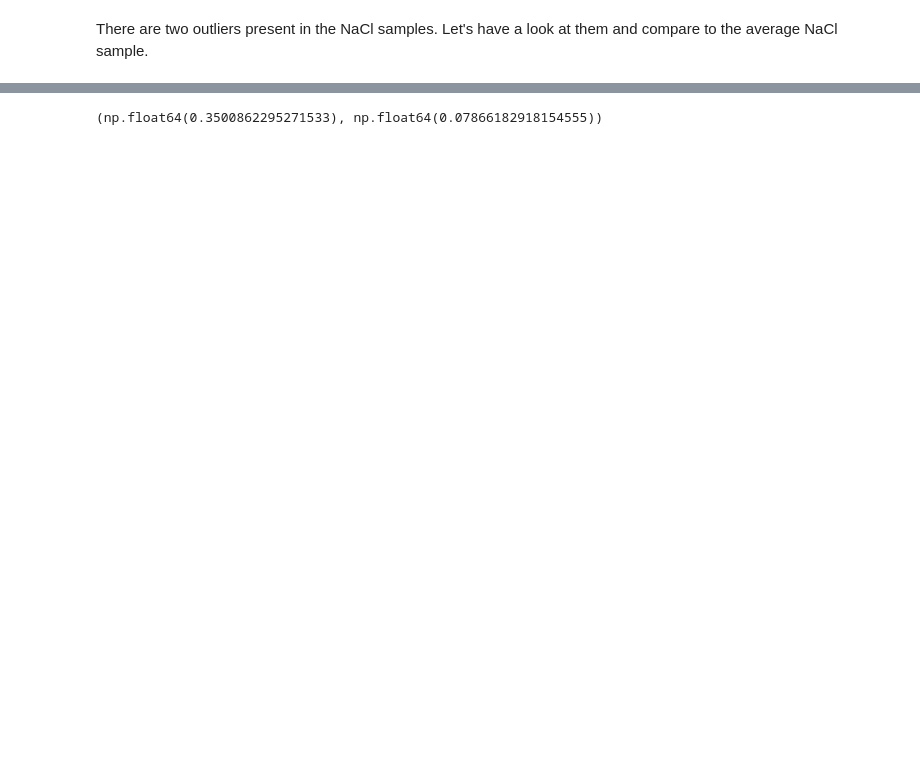
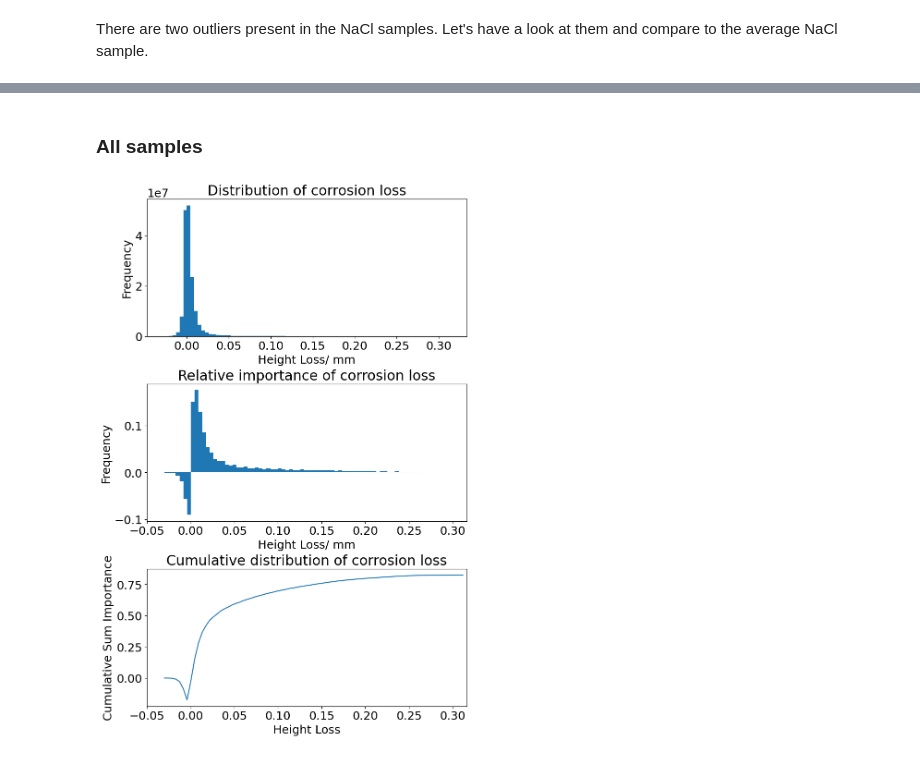
Before and after one commit to lars-dammann/ai2, a Jupyter notebook: results/result-analysis.ipynb, the cells around one changed output, grey strips where cells are left out. Saved outputs shown, nothing was run; the diff lists cells and outputs as text; code cells hidden in the pictures; blank space fills up the shorter version.

```diff
--- a/results/result-analysis.ipynb
+++ b/results/result-analysis.ipynb
@@ -136,0 +379,14 @@ There are two outliers present in the NaCl samples. Let's have a look at them an
+# %%
+def get_min_max_loss(image_gen):
+    """Determine min and max values of images in a generator"""
+    total_max = -np.inf
+    total_min = np.inf
+
+    for image in image_gen:
+        image_max = np.max(image)
+        image_min = np.min(image)
+        if image_max > total_max:
+            total_max = image_max
+        if image_min < total_min:
+            total_min = image_min
+    return total_min, total_max
@@ -165,8 +496,33 @@ See the caveats in the documentation: https://pandas.pydata.org/pandas-docs/stab
-# %%
-# Remove both outliers with their id and calculate the mean loss
-nacl_df_no_outliers = nacl_df[~nacl_df.id.isin([min_id, max_id])]
-mean_loss_no_outliers = nacl_df_no_outliers.target_volumeloss.mean()
-NACL_VOLUMELOSS = mean_loss_no_outliers
-NACL_VOLUMELOSS, nacl_df_no_outliers.target_volumeloss.std()
-# %% [output]
-(np.float64(0.3500862295271533), np.float64(0.07866182918154555))
+# %% [markdown]
+### All samples
+# %%
+# Get the min and max val for NaCl samples
+min_val, max_val = get_min_max_loss(get_datatype_image_generator(["train", "val", "test"]))
+
+values = np.concatenate([image[~mask].ravel() for image, mask in get_datatype_image_generator(["train", "val", "test"], return_mask=True)])
+
+# Show the unweighted and weighted distribution of values
+fig, ax = plt.subplots(3, 1, figsize=(8, 12), constrained_layout=True)
+ax[0].hist(values, bins=80, range=(min_val, max_val))
+ax[0].set_xlabel("Height Loss/ mm")
+ax[0].set_ylabel("Frequency")
+ax[0].set_title("Distribution of corrosion loss")
+# ax[0].set_xlim(-0.05, 0.1)
+
+hist, bins, _ = ax[1].hist(values, bins=80, range=(min_val, max_val), weights=values / values[values > 0].sum())
+ax[1].set_xlabel("Height Loss/ mm")
+ax[1].set_ylabel("Frequency")
+ax[1].set_title("Relative importance of corrosion loss")
+ax[1].set_xlim(-0.05, max_val)
+
+# Add cdf of the second plot
+cdf = np.cumsum(hist)
+ax[2].plot(bins[:-1], cdf, label="CDF")
+ax[2].set_xlabel("Height Loss")
+ax[2].set_ylabel("Cumulative Sum Importance")
+ax[2].set_title("Cumulative distribution of corrosion loss")
+ax[2].set_xlim(-0.05, max_val)
+
+plt.show()
+# %% [output]
+[figure, added]
```
Also changed, not shown: parts of 36 cells of this notebook.
